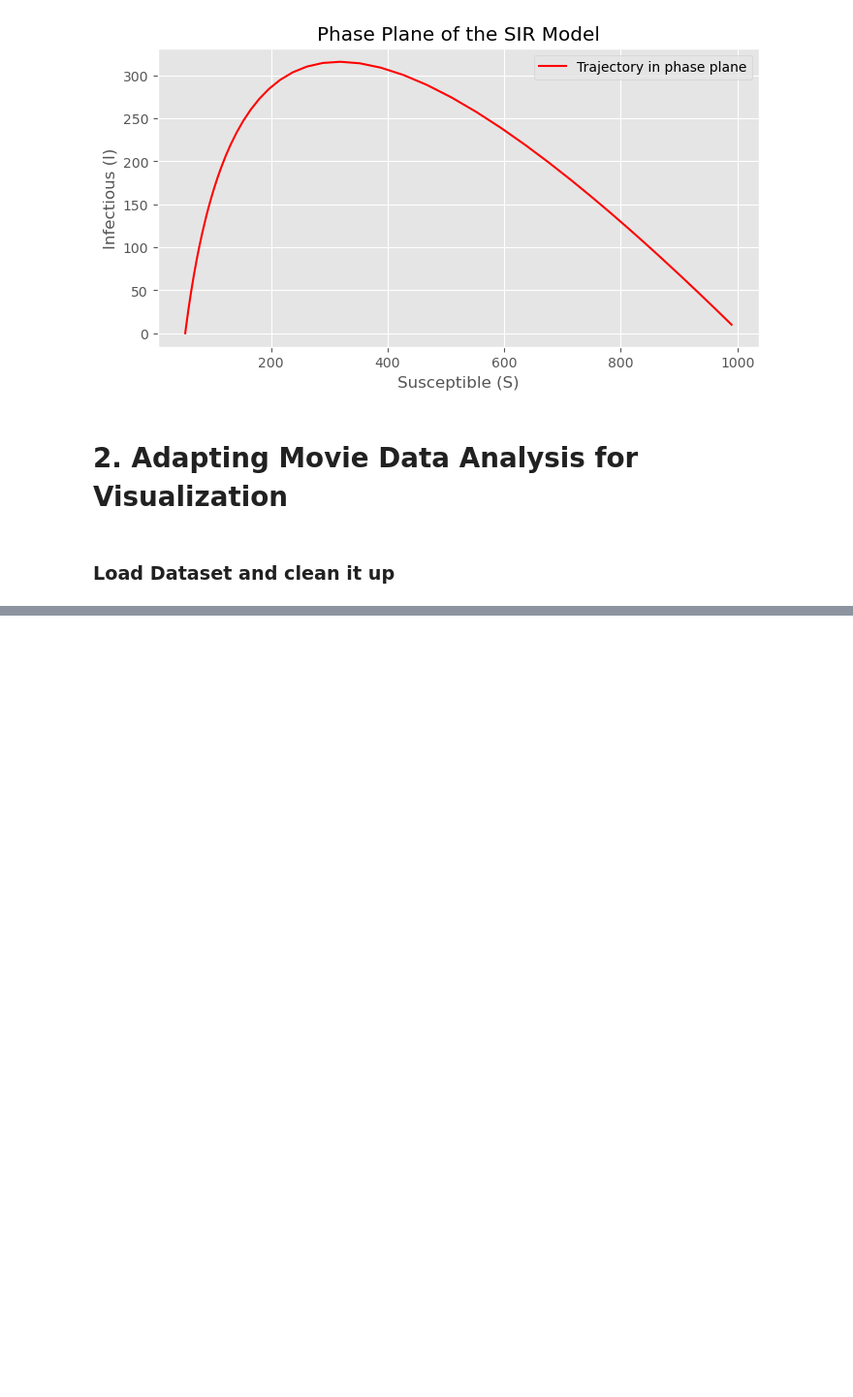
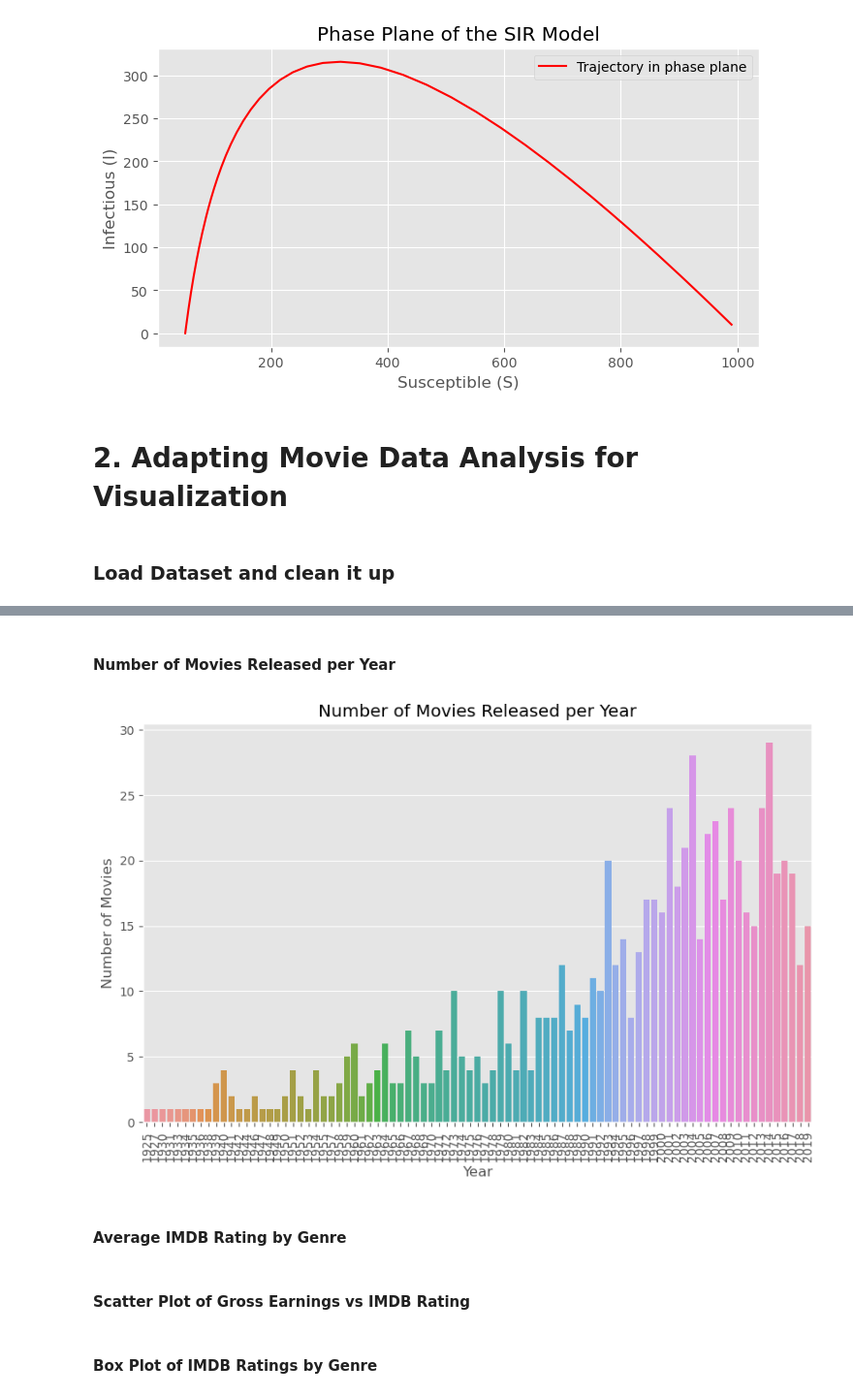
Before and after one commit to jwmathis/Project4, a Jupyter notebook: Project4.ipynb, the cells around one changed output, grey strips where cells are left out. Shown at 97% size. Cells and saved outputs as stored; diff of their text form; code cells hidden in the pictures; blank space fills up the shorter version.

```diff
--- a/Project4.ipynb
+++ b/Project4.ipynb
@@ -329,0 +361,17 @@ movies_df.head()
+# %% [markdown]
+#### Number of Movies Released per Year
+# %%
+plt.figure(figsize=(10,6))
+sns.countplot(data=movies_df, x='Released_Year')
+plt.title('Number of Movies Released per Year')
+plt.xlabel('Year')
+plt.ylabel('Number of Movies')
+plt.xticks(rotation=90);
+# %% [output]
+[figure, added]
+# %% [markdown]
+#### Average IMDB Rating by Genre
+# %% [markdown]
+#### Scatter Plot of Gross Earnings vs IMDB Rating
+# %% [markdown]
+#### Box Plot of IMDB Ratings by Genre
```
Also changed, not shown: parts of 7 cells of this notebook.
